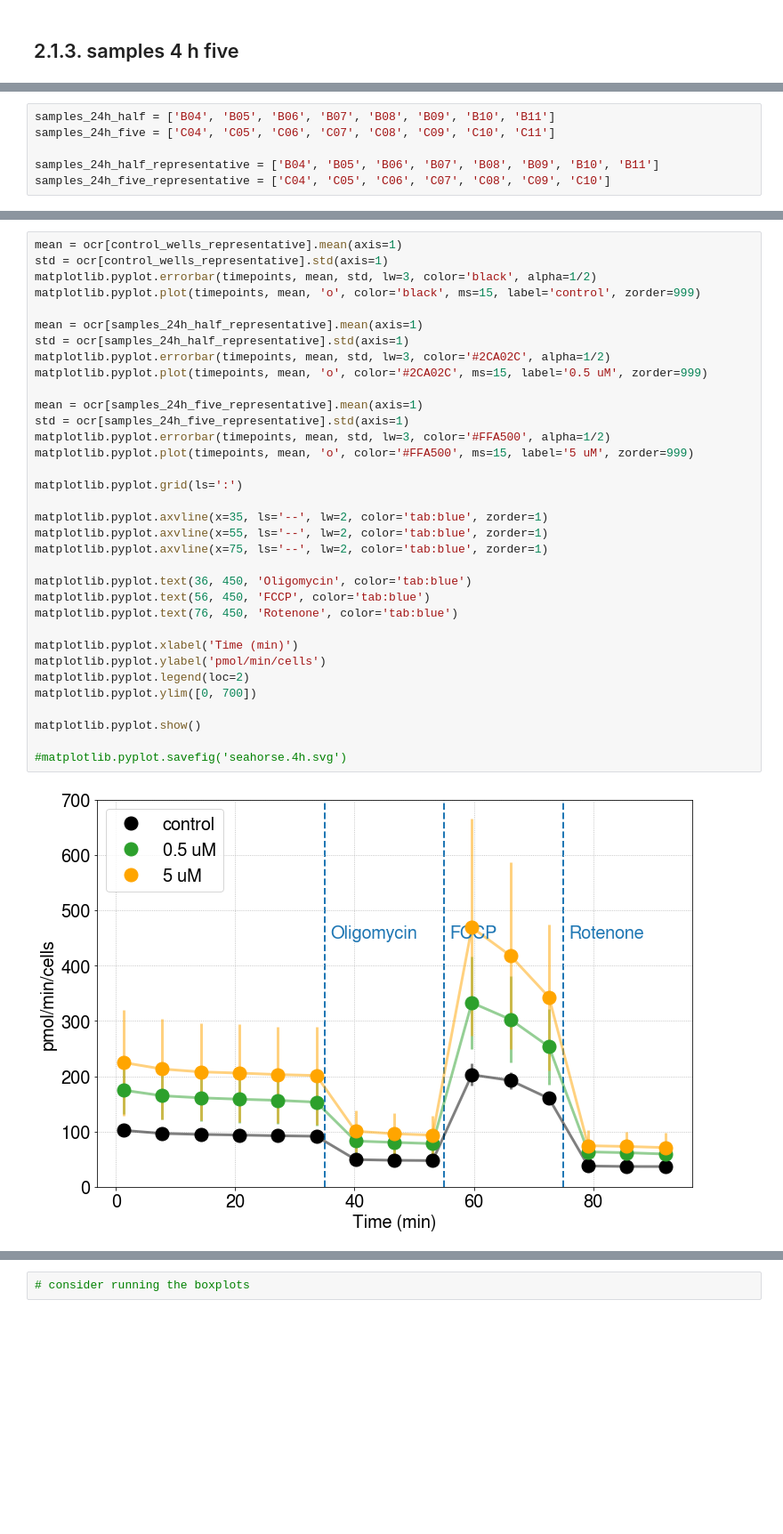
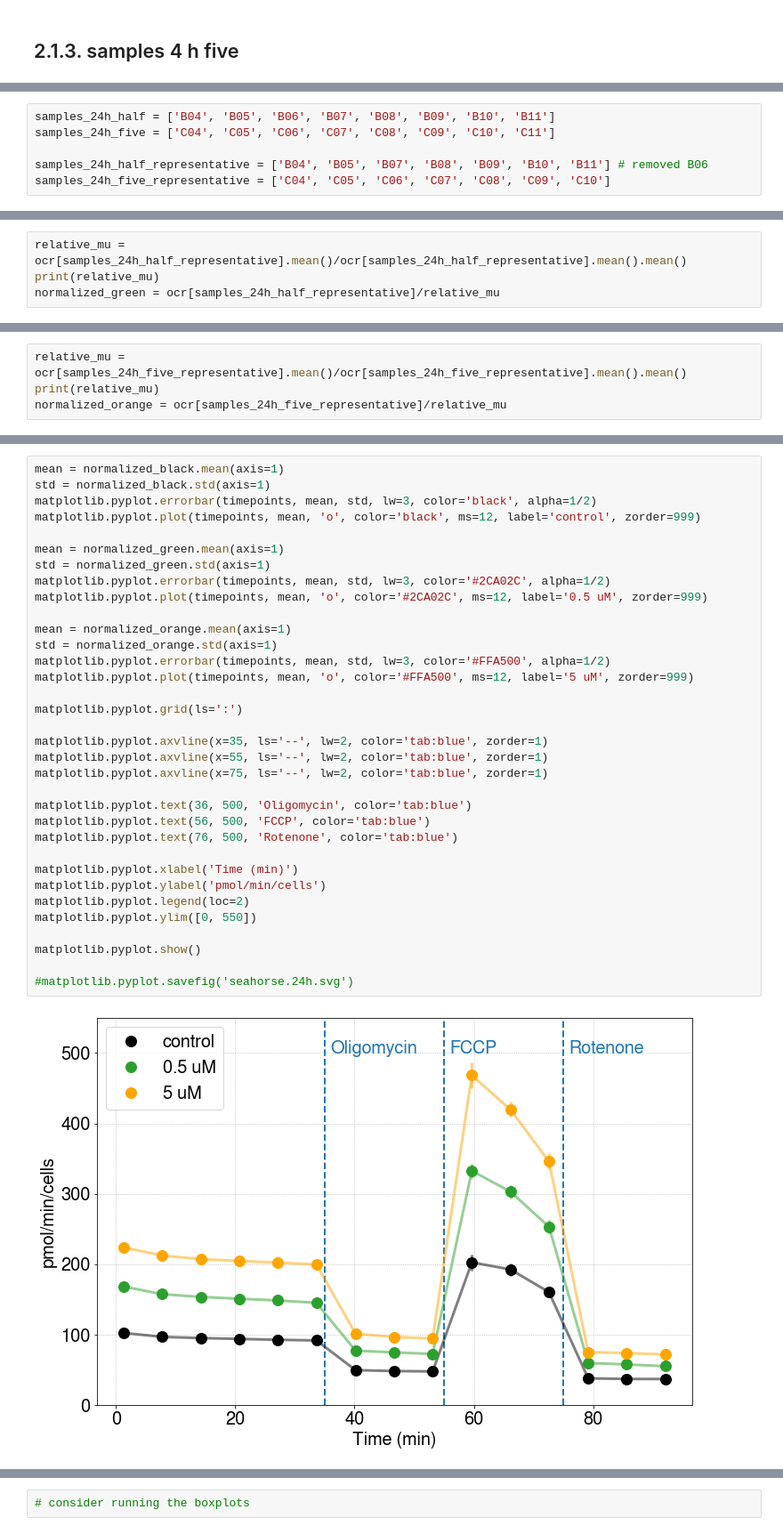
Before and after one commit to adelomana/HUVECs, a Jupyter notebook: Figure.2.seahorse/seahorse plotter v001.ipynb, the cells around one changed output, grey strips where cells are left out. Shown at 89% size. Drawn from its saved outputs; the diff is of its cells as text; blank space fills up the shorter version.

```diff
--- a/Figure.2.seahorse/seahorse plotter v001.ipynb
+++ b/Figure.2.seahorse/seahorse plotter v001.ipynb
@@ -327,5 +344,5 @@ five: significant 0.005050505050505051
 samples_24h_half = ['B04', 'B05', 'B06', 'B07', 'B08', 'B09', 'B10', 'B11']
 samples_24h_five = ['C04', 'C05', 'C06', 'C07', 'C08', 'C09', 'C10', 'C11']
 
-samples_24h_half_representative = ['B04', 'B05', 'B06', 'B07', 'B08', 'B09', 'B10', 'B11']
+samples_24h_half_representative = ['B04', 'B05', 'B07', 'B08', 'B09', 'B10', 'B11'] # removed B06
 samples_24h_five_representative = ['C04', 'C05', 'C06', 'C07', 'C08', 'C09', 'C10']
@@ -336,0 +363,4 @@ matplotlib.pyplot.show()
+# %%
+relative_mu = ocr[samples_24h_half_representative].mean()/ocr[samples_24h_half_representative].mean().mean()
+print(relative_mu)
+normalized_green = ocr[samples_24h_half_representative]/relative_mu
@@ -344,3 +390,7 @@ matplotlib.pyplot.plot(timepoints, ocr[samples_24h_five_representative], 'o-')
 matplotlib.pyplot.show()
 # %% [output]
 [figure]
+# %%
+relative_mu = ocr[samples_24h_five_representative].mean()/ocr[samples_24h_five_representative].mean().mean()
+print(relative_mu)
+normalized_orange = ocr[samples_24h_five_representative]/relative_mu
@@ -347,36 +411,36 @@ matplotlib.pyplot.show()
 # %%
-mean = ocr[control_wells_representative].mean(axis=1)
-std = ocr[control_wells_representative].std(axis=1)
+mean = normalized_black.mean(axis=1)
+std = normalized_black.std(axis=1)
 matplotlib.pyplot.errorbar(timepoints, mean, std, lw=3, color='black', alpha=1/2)
-matplotlib.pyplot.plot(timepoints, mean, 'o', color='black', ms=15, label='control', zorder=999)
+matplotlib.pyplot.plot(timepoints, mean, 'o', color='black', ms=12, label='control', zorder=999)
 
-mean = ocr[samples_24h_half_representative].mean(axis=1)
-std = ocr[samples_24h_half_representative].std(axis=1)
+mean = normalized_green.mean(axis=1)
+std = normalized_green.std(axis=1)
 matplotlib.pyplot.errorbar(timepoints, mean, std, lw=3, color='#2CA02C', alpha=1/2)
-matplotlib.pyplot.plot(timepoints, mean, 'o', color='#2CA02C', ms=15, label='0.5 uM', zorder=999)
+matplotlib.pyplot.plot(timepoints, mean, 'o', color='#2CA02C', ms=12, label='0.5 uM', zorder=999)
 
-mean = ocr[samples_24h_five_representative].mean(axis=1)
-std = ocr[samples_24h_five_representative].std(axis=1)
+mean = normalized_orange.mean(axis=1)
+std = normalized_orange.std(axis=1)
 matplotlib.pyplot.errorbar(timepoints, mean, std, lw=3, color='#FFA500', alpha=1/2)
-matplotlib.pyplot.plot(timepoints, mean, 'o', color='#FFA500', ms=15, label='5 uM', zorder=999)
+matplotlib.pyplot.plot(timepoints, mean, 'o', color='#FFA500', ms=12, label='5 uM', zorder=999)
 
 matplotlib.pyplot.grid(ls=':')
 
 matplotlib.pyplot.axvline(x=35, ls='--', lw=2, color='tab:blue', zorder=1)
 matplotlib.pyplot.axvline(x=55, ls='--', lw=2, color='tab:blue', zorder=1)
 matplotlib.pyplot.axvline(x=75, ls='--', lw=2, color='tab:blue', zorder=1)
 
-matplotlib.pyplot.text(36, 450, 'Oligomycin', color='tab:blue')
-matplotlib.pyplot.text(56, 450, 'FCCP', color='tab:blue')
-matplotlib.pyplot.text(76, 450, 'Rotenone', color='tab:blue')
+matplotlib.pyplot.text(36, 500, 'Oligomycin', color='tab:blue')
+matplotlib.pyplot.text(56, 500, 'FCCP', color='tab:blue')
+matplotlib.pyplot.text(76, 500, 'Rotenone', color='tab:blue')
 
 matplotlib.pyplot.xlabel('Time (min)')
 matplotlib.pyplot.ylabel('pmol/min/cells')
 matplotlib.pyplot.legend(loc=2)
-matplotlib.pyplot.ylim([0, 700])
+matplotlib.pyplot.ylim([0, 550])
 
 matplotlib.pyplot.show()
 
-#matplotlib.pyplot.savefig('seahorse.4h.svg')
+#matplotlib.pyplot.savefig('seahorse.24h.svg')
 # %% [output]
-[figure, old version]
+[figure, new version]
```
Also changed, not shown: parts of 24 cells of this notebook.
